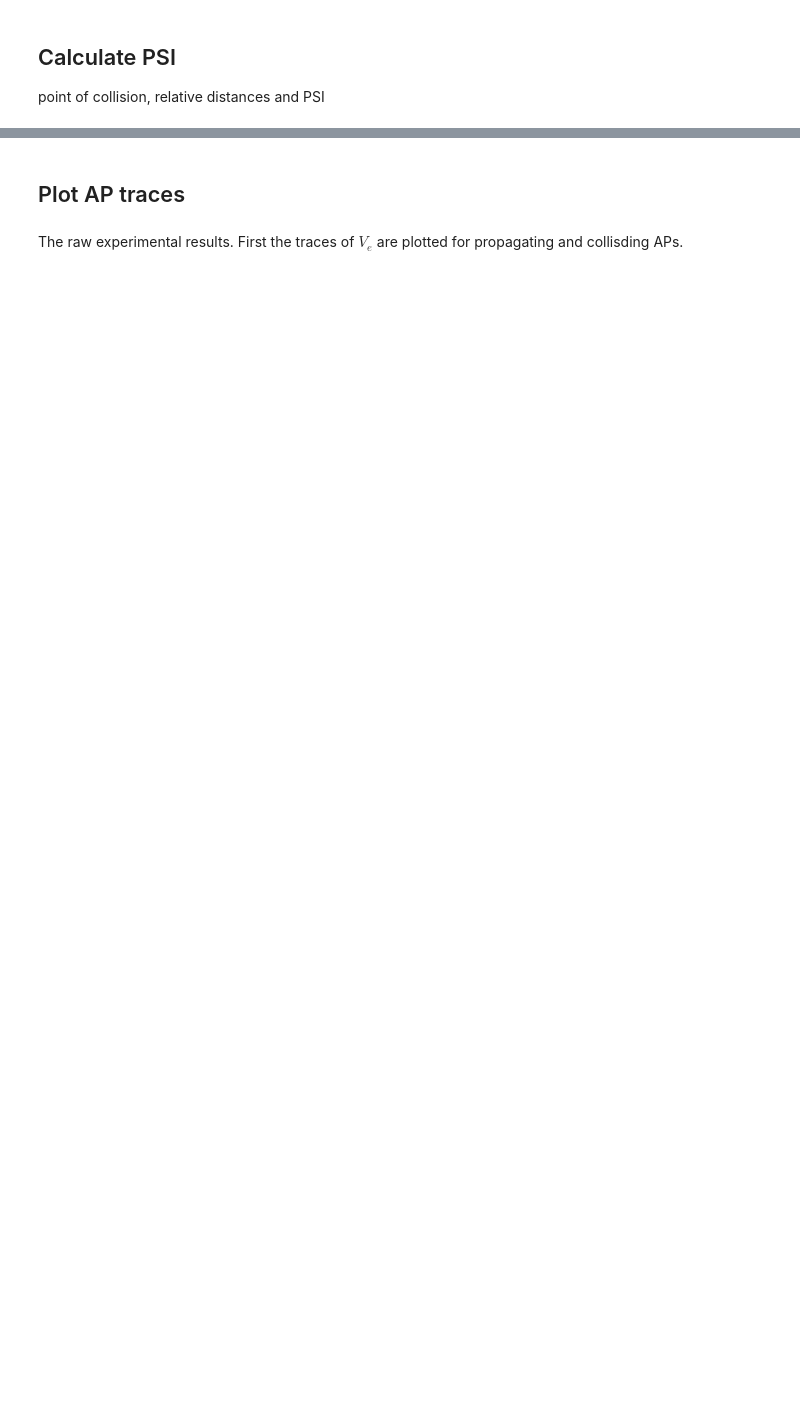
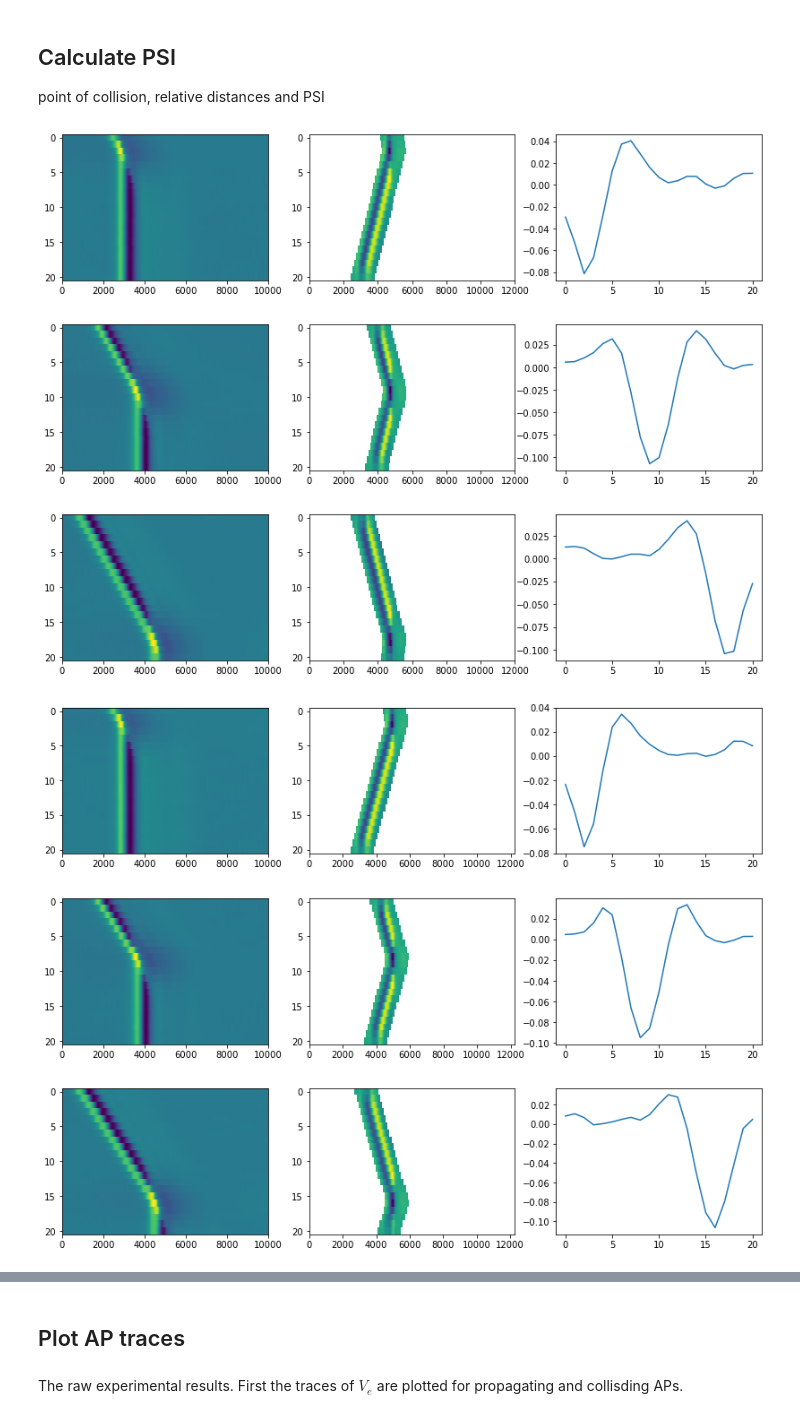
Before and after one commit to moritz-s/Pyoelectricity, a Jupyter notebook: ExperimentAnalysis.ipynb, the cells around one changed output, grey strips where cells are left out. Cells and saved outputs as stored; diff of their text form; code cells hidden in the pictures; blank space fills up the shorter version.

```diff
--- a/ExperimentAnalysis.ipynb
+++ b/ExperimentAnalysis.ipynb
@@ -408,11 +371,18 @@ point of collision, relative distances and PSI
 # %%
 for id_str, recording in data.items():
     recording["delays_rel"] = get_rel_delays(recording["U"],
                                              recording["delays_raw"])
     recording["positions"] = 0.5 * v_mean * recording["delays_rel"]
     recording["Psi"] = calc_Psi_exp(recording["U"],
                             recording["times_raw"],
                             recording["delays_rel"],
                             recording["positions"],
-                            debug_flag=True,
+                            debug_flag=verbose,
                             ddu_smooth=False)
+# %% [output]
+[figure, added]
+[figure, added]
+[figure, added]
+[figure, added]
+[figure, added]
+[figure, added]
```
Also changed, not shown: parts of 71 cells of this notebook, 4 other files.
